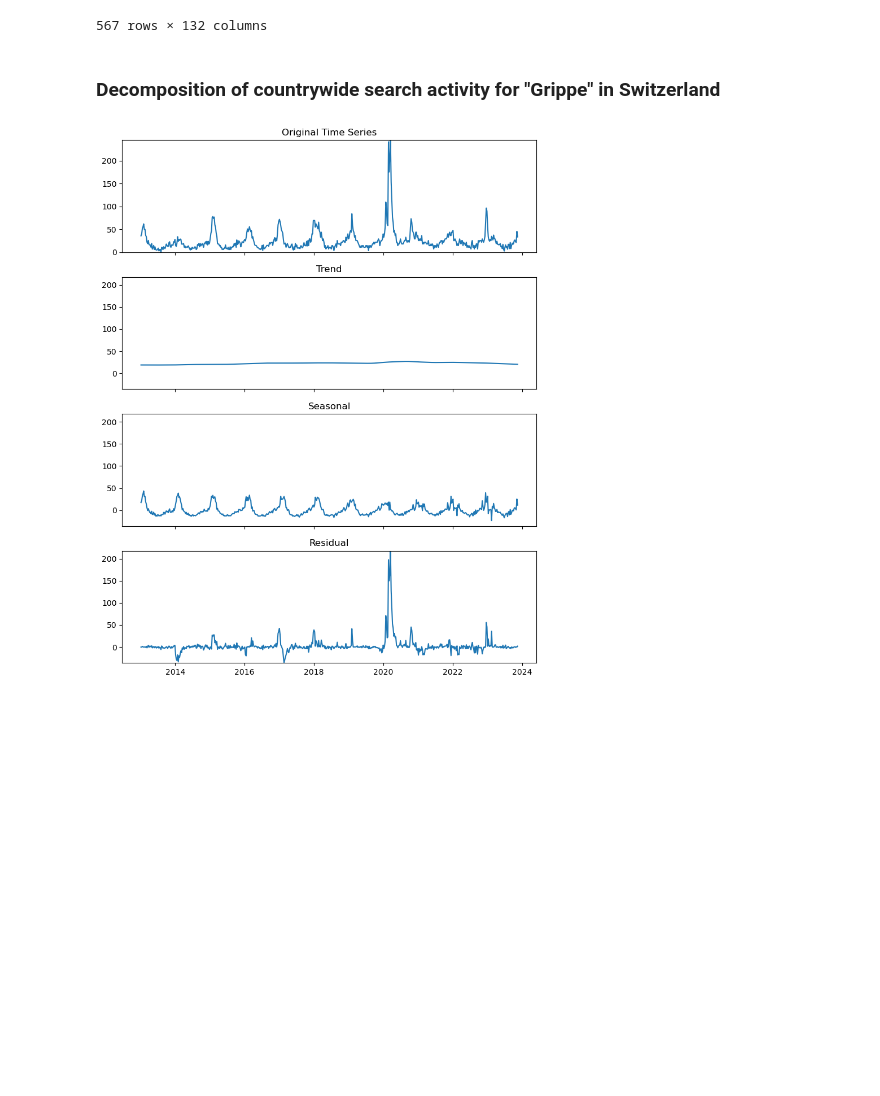
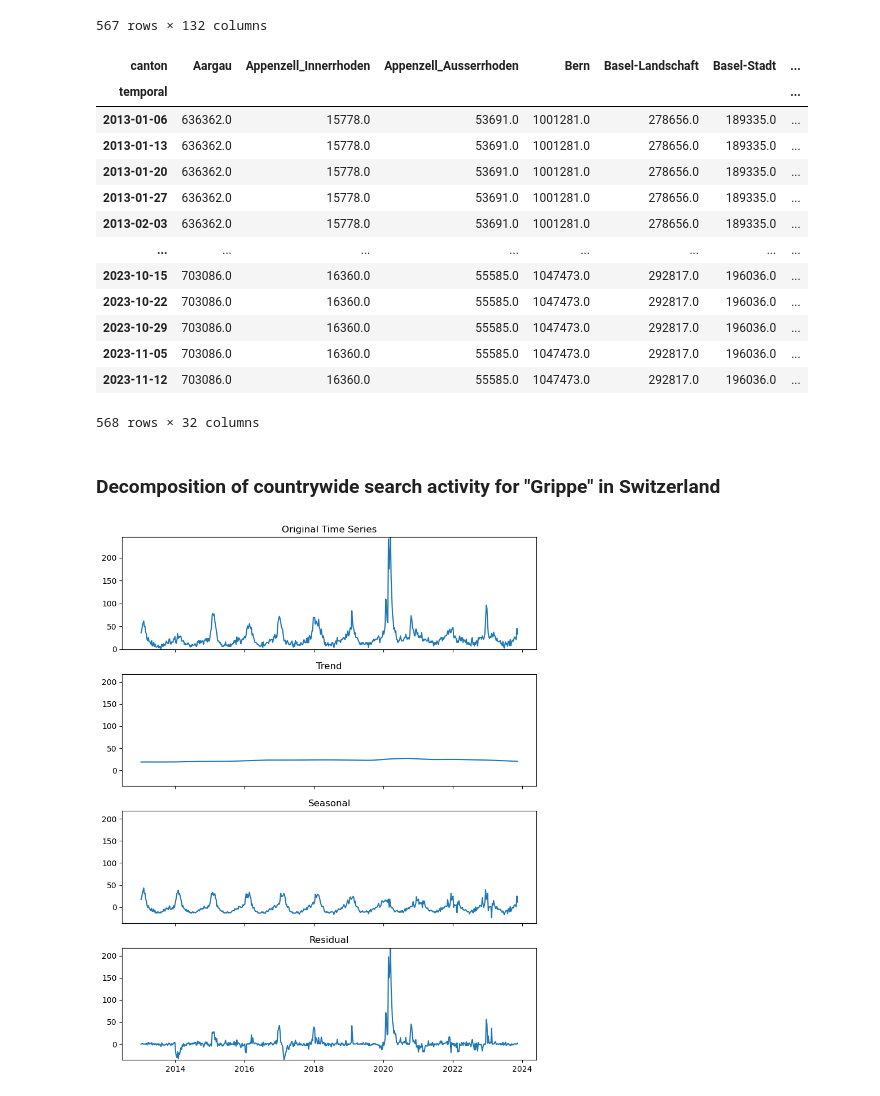
Before and after one commit to th-kl/DSF, a Jupyter notebook: notebooks/01_notebook.ipynb, the cells around one changed output. Cells and saved outputs as stored; diff of their text form; code cells hidden in the pictures; blank space fills up the shorter version.

```diff
--- a/notebooks/01_notebook.ipynb
+++ b/notebooks/01_notebook.ipynb
@@ -206,7 +206,7 @@ region_to_ct = {'Region_1': ['Genf', 'Neuenburg', 'Waadt', 'Wallis'],
 
 # Insert columns for regional population numbers
 for region in region_to_ct.keys():
-    pop_ct[region] = pop_ct[[*regions[region]]].sum(axis=1)
+    pop_ct[region] = pop_ct[[*region_to_ct[region]]].sum(axis=1)
 
 # Dictionary mapping Cantons to regions for
 ct_to_reg = dict()
@@ -247,6 +247,23 @@ google_trends_ch
 | 2023-11-05 | 6.002853 | 38.418261 | 49.223397 | 4.802283 | 9.395553 | 45.635542 | 57.715538 | 5.368887 | 0.000000 | 13.237389 | ... |
 | 2023-11-12 | 6.002853 | 33.615979 | 45.621685 | 4.802283 | 9.395553 | 33.555545 | 51.004429 | 4.026665 | 0.000000 | 0.000000 | ... |
 567 rows × 132 columns
+# %%
+pop_ct
+# %% [output]
+| canton | Aargau | Appenzell_Innerrhoden | Appenzell_Ausserrhoden | Bern | Basel-Landschaft | Basel-Stadt | ... |
+| temporal |  |  |  |  |  |  | ... |
+| 2013-01-06 | 636362.0 | 15778.0 | 53691.0 | 1001281.0 | 278656.0 | 189335.0 | ... |
+| 2013-01-13 | 636362.0 | 15778.0 | 53691.0 | 1001281.0 | 278656.0 | 189335.0 | ... |
+| 2013-01-20 | 636362.0 | 15778.0 | 53691.0 | 1001281.0 | 278656.0 | 189335.0 | ... |
+| 2013-01-27 | 636362.0 | 15778.0 | 53691.0 | 1001281.0 | 278656.0 | 189335.0 | ... |
+| 2013-02-03 | 636362.0 | 15778.0 | 53691.0 | 1001281.0 | 278656.0 | 189335.0 | ... |
+| ... | ... | ... | ... | ... | ... | ... | ... |
+| 2023-10-15 | 703086.0 | 16360.0 | 55585.0 | 1047473.0 | 292817.0 | 196036.0 | ... |
+| 2023-10-22 | 703086.0 | 16360.0 | 55585.0 | 1047473.0 | 292817.0 | 196036.0 | ... |
+| 2023-10-29 | 703086.0 | 16360.0 | 55585.0 | 1047473.0 | 292817.0 | 196036.0 | ... |
+| 2023-11-05 | 703086.0 | 16360.0 | 55585.0 | 1047473.0 | 292817.0 | 196036.0 | ... |
+| 2023-11-12 | 703086.0 | 16360.0 | 55585.0 | 1047473.0 | 292817.0 | 196036.0 | ... |
+568 rows × 32 columns
 # %% [markdown]
 <h3>Decomposition of countrywide search activity for "Grippe" in Switzerland</h3>
 # %%
```
Also changed, not shown: parts of 1 cell of this notebook.
